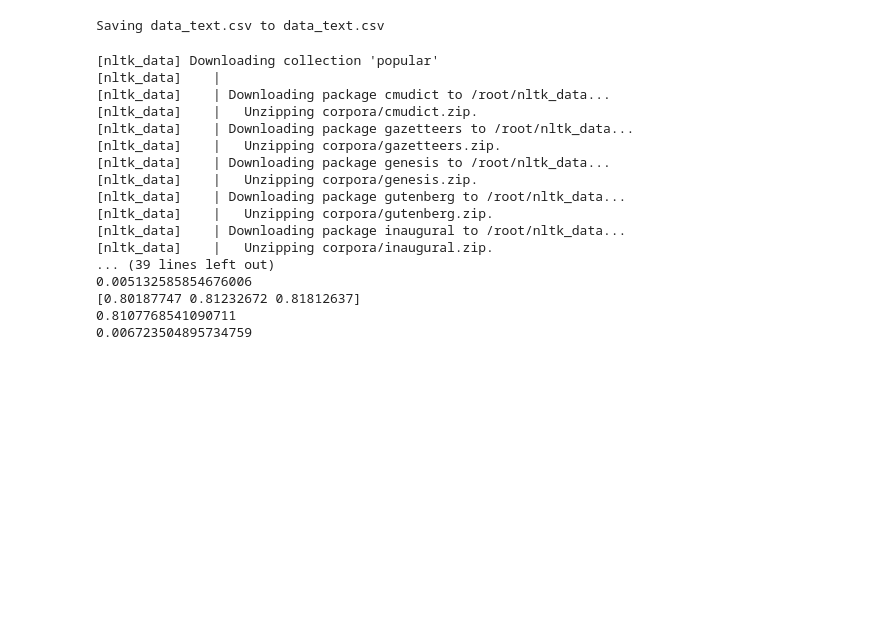
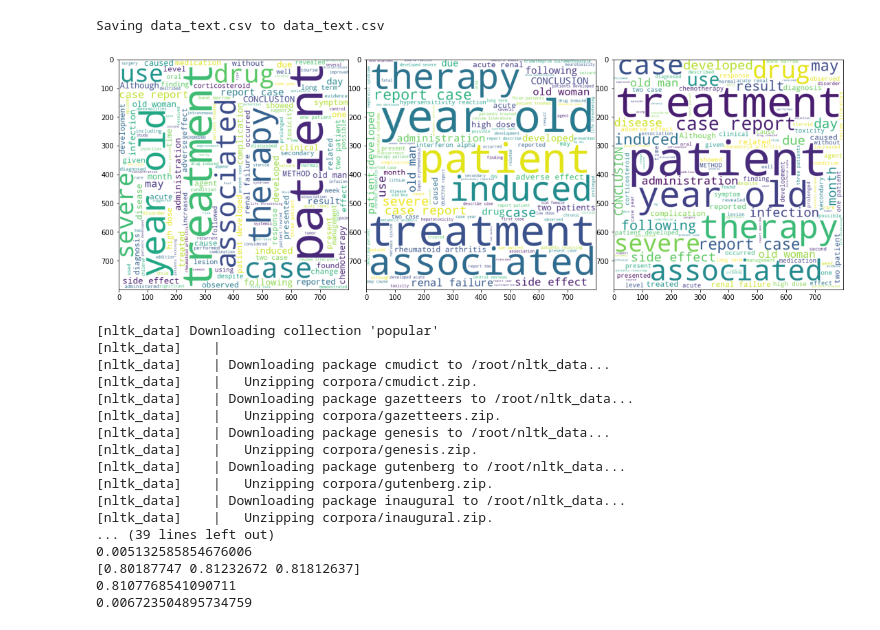
Before and after one commit to SruthiSathya/Text-Classification-, a Jupyter notebook: text_classification.ipynb, the cells around one changed output. Cells and saved outputs as stored; diff of their text form; code cells hidden in the pictures; blank space fills up the shorter version.

```diff
--- a/text_classification.ipynb
+++ b/text_classification.ipynb
@@ -11,3 +16,56 @@ Saving data_text.csv to data_text.csv
+# %%
+### let's start with checking words frequency in the given dataset.
+### This will give an insight of words having highest weightage and also,
+### help use in unsderstading if we need to retain or remove them.
+### word frequency can be seen easily in form of WordCloud.
+
+#Adding all the words from various rows in a single list
+## all tweets
+list_ = []
+for i in range(0,len(tweet_data_df)):
+    list_.append(tweet_data_df['tweets'][i])
+reviews = "".join(list_)
+
+## all tweets where lable = 1
+list_1 = []
+for i in range(0,len(tweet_data_df[tweet_data_df.label == 1])):
+    list_1.append(tweet_data_df['tweets'][i])
+reviews1 = "".join(list_1)
+
+
+## all tweets where lable = 0
+list_0 = []
+for i in range(0,len(tweet_data_df[tweet_data_df.label == 0])):
+    list_0.append(tweet_data_df['tweets'][i])
+reviews0 = "".join(list_0)
+
+from wordcloud import WordCloud
+import matplotlib.pyplot as plt
+#word to WordCloud formation
+wordcloud = WordCloud(width = 800, height = 800,
+                background_color ='white',
+                min_font_size = 10).generate(reviews)
+
+wordcloud1 = WordCloud(width = 800, height = 800,
+                background_color ='white',
+                min_font_size = 10).generate(reviews1)
+
+wordcloud0 = WordCloud(width = 800, height = 800,
+                background_color ='white',
+                min_font_size = 10).generate(reviews0)
+
+# plot the WordCloud image
+fig, ax = plt.subplots(1,3,figsize = (15, 5))
+ax[0].imshow(wordcloud, cmap = 'Blues')
+plt.tight_layout(pad = 0)
+
+ax[1].imshow(wordcloud1,cmap = 'afmhot')
+plt.tight_layout(pad = 0)
+
+ax[2].imshow(wordcloud0,cmap = 'Oranges')
+plt.tight_layout(pad = 0)
+# %% [output]
+[figure, added]
 # %%
 # Import libraries
 import pandas as pd
```
Also changed, not shown: parts of 1 cell of this notebook.
